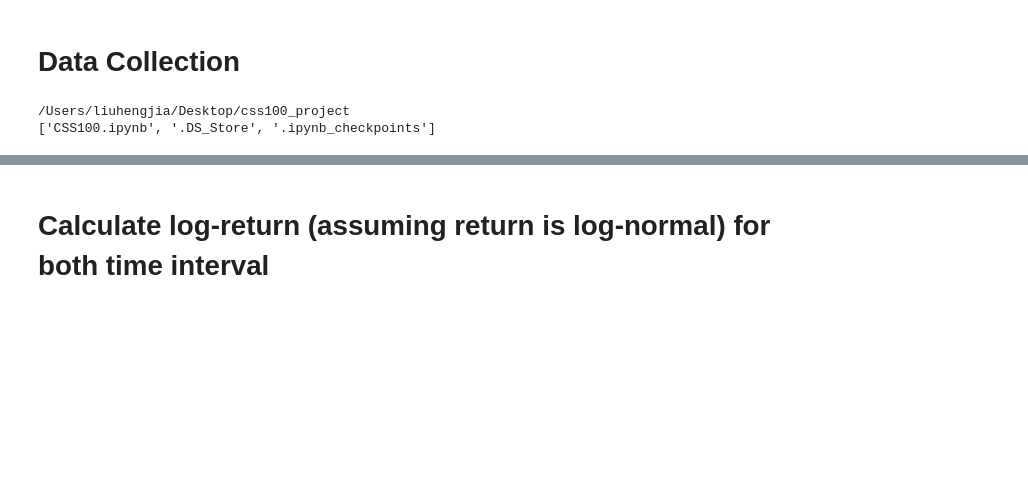
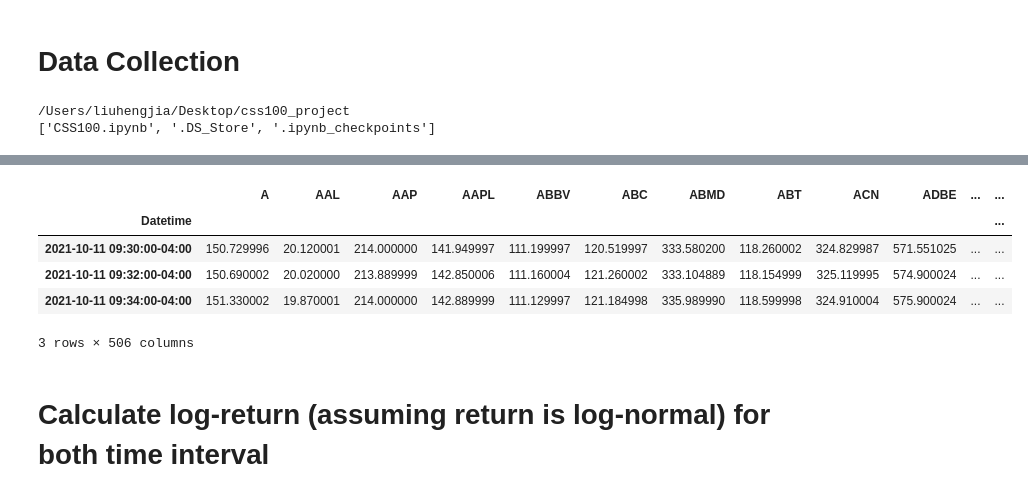
Before and after one commit to DominicRicci/CSS_Project, a Jupyter notebook: CSS100.ipynb, the cells around one changed output, grey strips where cells are left out. Cells and saved outputs as stored; diff of their text form; code cells hidden in the pictures; blank space fills up the shorter version.

```diff
--- a/CSS100.ipynb
+++ b/CSS100.ipynb
@@ -302,3 +382,12 @@ sp_2m_close.head()
+# %%
+sp_2m_close.iloc[:3]
+# %% [output]
+|  | A | AAL | AAP | AAPL | ABBV | ABC | ABMD | ABT | ACN | ADBE | ... | ... |
+| Datetime |  |  |  |  |  |  |  |  |  |  |  | ... |
+| 2021-10-11 09:30:00-04:00 | 150.729996 | 20.120001 | 214.000000 | 141.949997 | 111.199997 | 120.519997 | 333.580200 | 118.260002 | 324.829987 | 571.551025 | ... | ... |
+| 2021-10-11 09:32:00-04:00 | 150.690002 | 20.020000 | 213.889999 | 142.850006 | 111.160004 | 121.260002 | 333.104889 | 118.154999 | 325.119995 | 574.900024 | ... | ... |
+| 2021-10-11 09:34:00-04:00 | 151.330002 | 19.870001 | 214.000000 | 142.889999 | 111.129997 | 121.184998 | 335.989990 | 118.599998 | 324.910004 | 575.900024 | ... | ... |
+3 rows × 506 columns
 # %% [markdown]
 # Calculate log-return (assuming return is log-normal) for both time interval
 # %%
```
Also changed, not shown: parts of 40 cells of this notebook.
